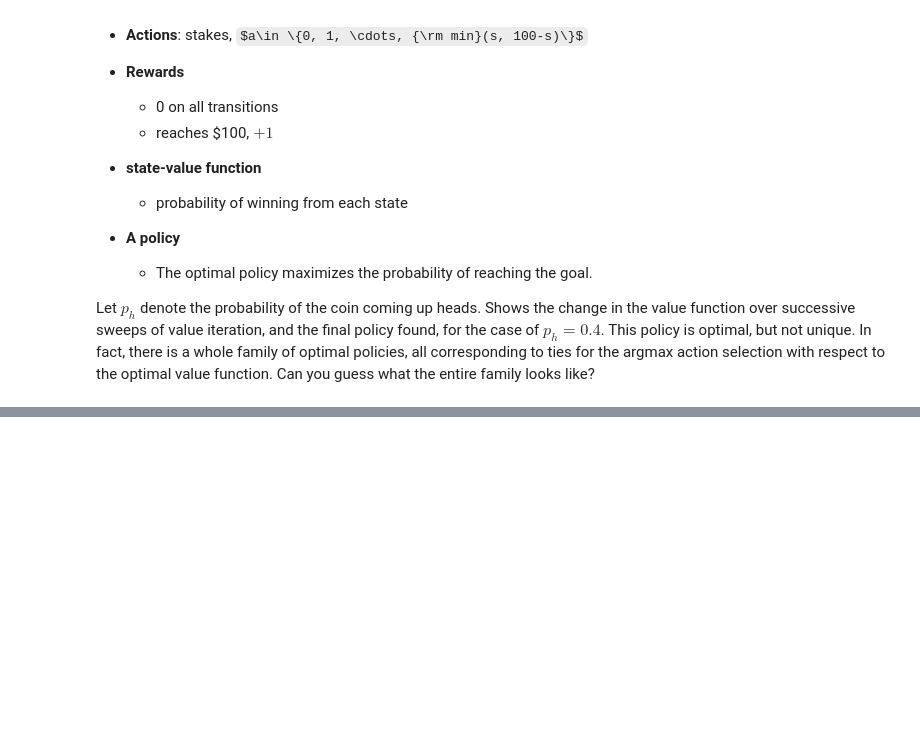
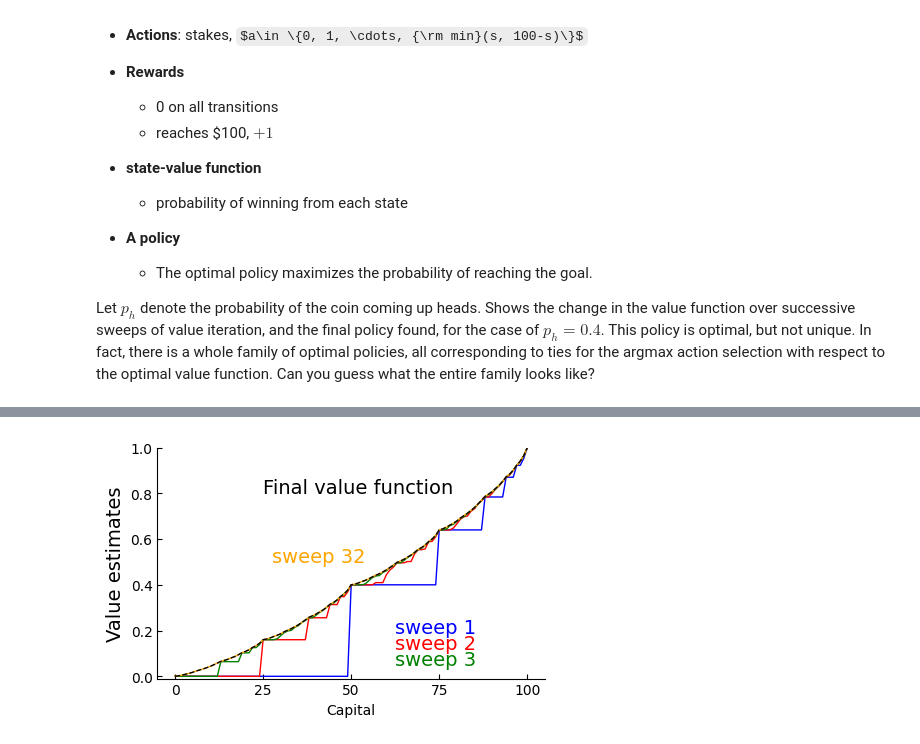
Before and after one commit to erxiong0/ReinforcementLearning-R.S., a Jupyter notebook: Chapter4-DynamicProgramming/GamblersProblem/gamblersProblem.ipynb, the cells around one changed output, grey strips where cells are left out. Cells and saved outputs as stored; diff of their text form; code cells hidden in the pictures; some formulas as TeX source; blank space fills up the shorter version.

Commit message:
add analysis of gambler's Game with different chance of winning

```diff
--- a/Chapter4-DynamicProgramming/GamblersProblem/gamblersProblem.ipynb
+++ b/Chapter4-DynamicProgramming/GamblersProblem/gamblersProblem.ipynb
@@ -51,0 +25,91 @@ def eposidic_game():
+# %%
+import matplotlib.pyplot as plt
+import numpy as np
+import os
+
+current_dir = os.getcwd()
+
+GOAL = 100                          # Goal
+STATES = np.arange(GOAL + 1)        # all states, including state 0 and state 100
+HEAD_PROB = 0.4                     # probability of coin coming up heads
+state_value = np.zeros(GOAL + 1)    # state value
+state_value[GOAL] = 1.0
+
+sweeps_history = []
+
+while True:                         # value iteration
+    old_state_value = state_value.copy()
+    sweeps_history.append(old_state_value)
+
+    for state in STATES[1:GOAL]:
+        actions = np.arange(min(state, GOAL - state) + 1)   # possible action
+        action_returns = []                                 # record each action's expectation of winning
+        for action in actions:
+            action_returns.append(
+                HEAD_PROB * state_value[state + action] + (1 - HEAD_PROB) * state_value[state - action])
+        new_value = np.max(action_returns)
+        state_value[state] = new_value
+    delta = abs(state_value - old_state_value).max()
+    if delta < 1e-25:
+        sweeps_history.append(state_value)
+        break
+
+# optimal policy
+policy = np.zeros(GOAL + 1)
+for state in STATES[1:GOAL]:
+    actions = np.arange(min(state, GOAL - state) + 1)
+    action_returns = []
+    for action in actions:
+        action_returns.append(
+            HEAD_PROB * state_value[state + action] + (1 - HEAD_PROB) * state_value[state - action])
+
+    policy[state] = actions[np.argmax(np.round(action_returns[1:], 5)) + 1]
+
+
+
+fig, ax = plt.subplots(figsize = (5,3))
+col = ['b','r','g','orange','k']
+sweep_list = [1, 2, 3, 32]
+idx = 0
+
+print('len',len(sweeps_history))
+for sweep, state_value in enumerate(sweeps_history):
+    if sweep in sweep_list:
+        ax.plot(state_value, col[idx], linewidth = 1)
+        idx += 1
+
+ax.plot(state_value, col[-1], linestyle = '--',linewidth = 1)
+
+ax.text(25,0.8, 'Final value function', fontsize = 14, color = 'k')
+ax.text(27.5, 0.5, 'sweep 32', fontsize = 14, color = 'orange')
+ax.text(62.5,0.05, 'sweep 3', fontsize = 14, color = 'g')
+ax.text(62.5, 0.12, 'sweep 2', fontsize = 14, color = 'r')
+ax.text(62.5, 0.19, 'sweep 1', fontsize = 14, color = 'b')
+
+ax.set_ylim(-0.01,1)
+ax.set_xticks(np.arange(0, len(state_value), 25))
+ax.set_ylabel('Value estimates', fontsize = 14)
+ax.set_xlabel('Capital')
+
+ax.spines['right'].set_visible(False)
+ax.spines['top'].set_visible(False)
+
+ax.tick_params(direction = 'in', which = 'both', axis = 'both')
+
+plt.savefig(f'{current_dir}/gamblerGame_value.png', dpi=70, bbox_inches='tight')
+plt.show()
+plt.close()
+
+
+fig, ax = plt.subplots(figsize = (5,3))
+
+ax.bar(STATES, policy, width=0.9, align='center', edgecolor='black', facecolor='none', linewidth=0.5)
+ax.set_xticks(np.arange(0, len(STATES), 25))
+ax.spines['right'].set_visible(False)
+ax.spines['top'].set_visible(False)
+
+ax.set_xlabel('Capital')
+ax.set_ylabel('Final policy (stake)',fontsize = 14)
+plt.savefig(f'{current_dir}/gamblerGame_policy.png', dpi=80, bbox_inches='tight')
+plt.show()
+# %% [output]
@@ -51,0 +117 @@ def eposidic_game():
+[figure, added]
```
Also changed, not shown: parts of 5 cells of this notebook, 1 other file.
